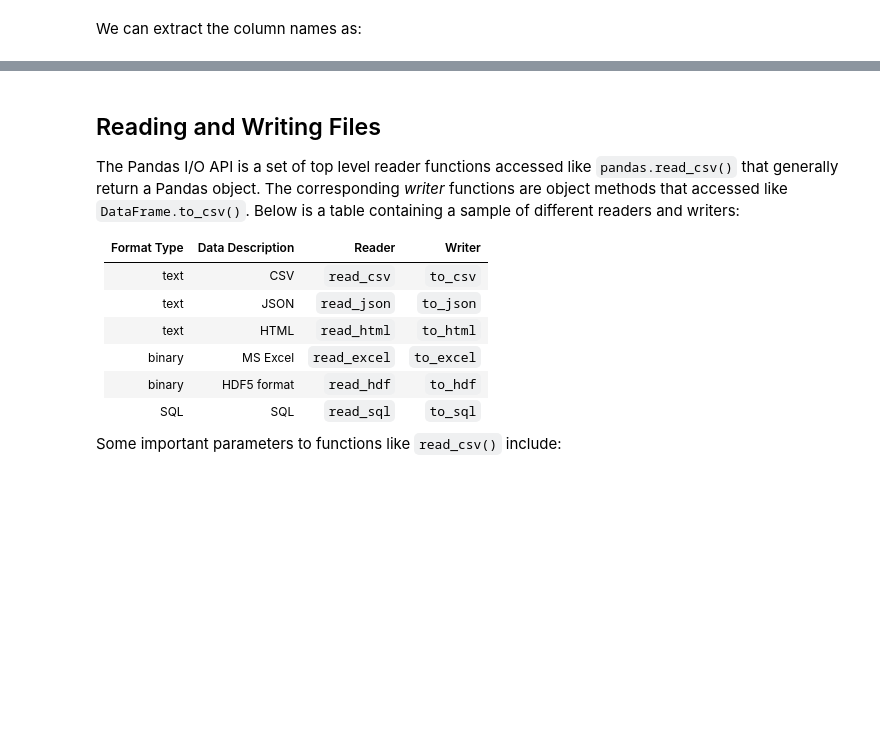
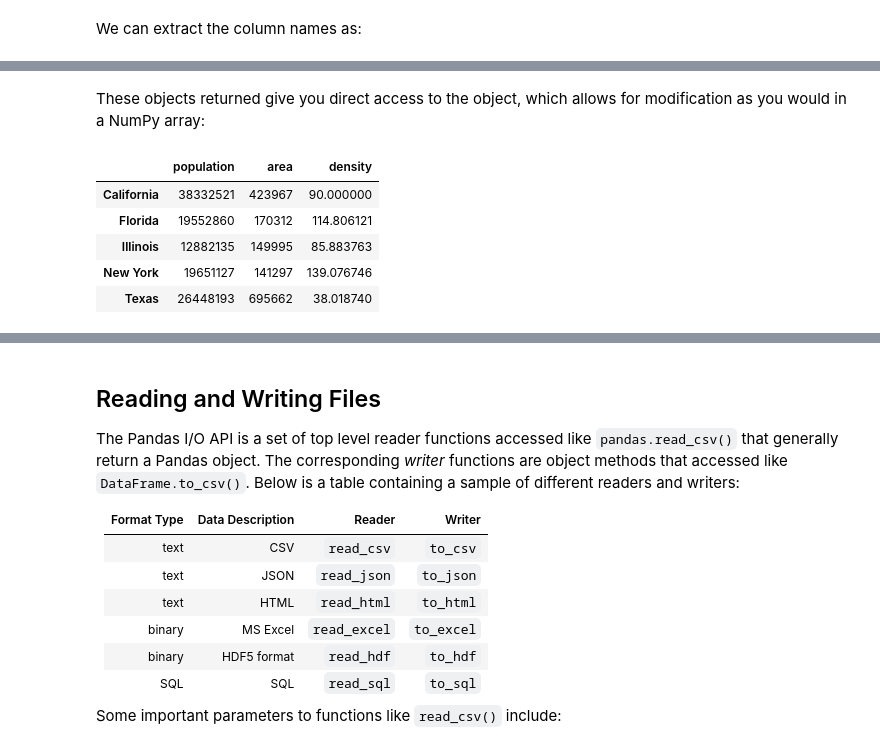
Before and after one commit to ecs-vlc/PythonTeaching, a Jupyter notebook: 03-Data/01 Pandas Basics.ipynb, the cells around one changed output, grey strips where cells are left out. Drawn from its saved outputs; the diff is of its cells as text; code cells hidden in the pictures; blank space fills up the shorter version.

```diff
--- a/03-Data/01 Pandas Basics.ipynb
+++ b/03-Data/01 Pandas Basics.ipynb
@@ -170,0 +385,12 @@ df
+# %% [markdown]
+These objects returned give you direct access to the object, which allows for modification as you would in a NumPy array:
+# %%
+states.iloc[0, 2] = 90
+states
+# %% [output]
+|  | population | area | density |
+| California | 38332521 | 423967 | 90.000000 |
+| Florida | 19552860 | 170312 | 114.806121 |
+| Illinois | 12882135 | 149995 | 85.883763 |
+| New York | 19651127 | 141297 | 139.076746 |
+| Texas | 26448193 | 695662 | 38.018740 |
```
Also changed, not shown: parts of 144 cells of this notebook, 9 other files.
